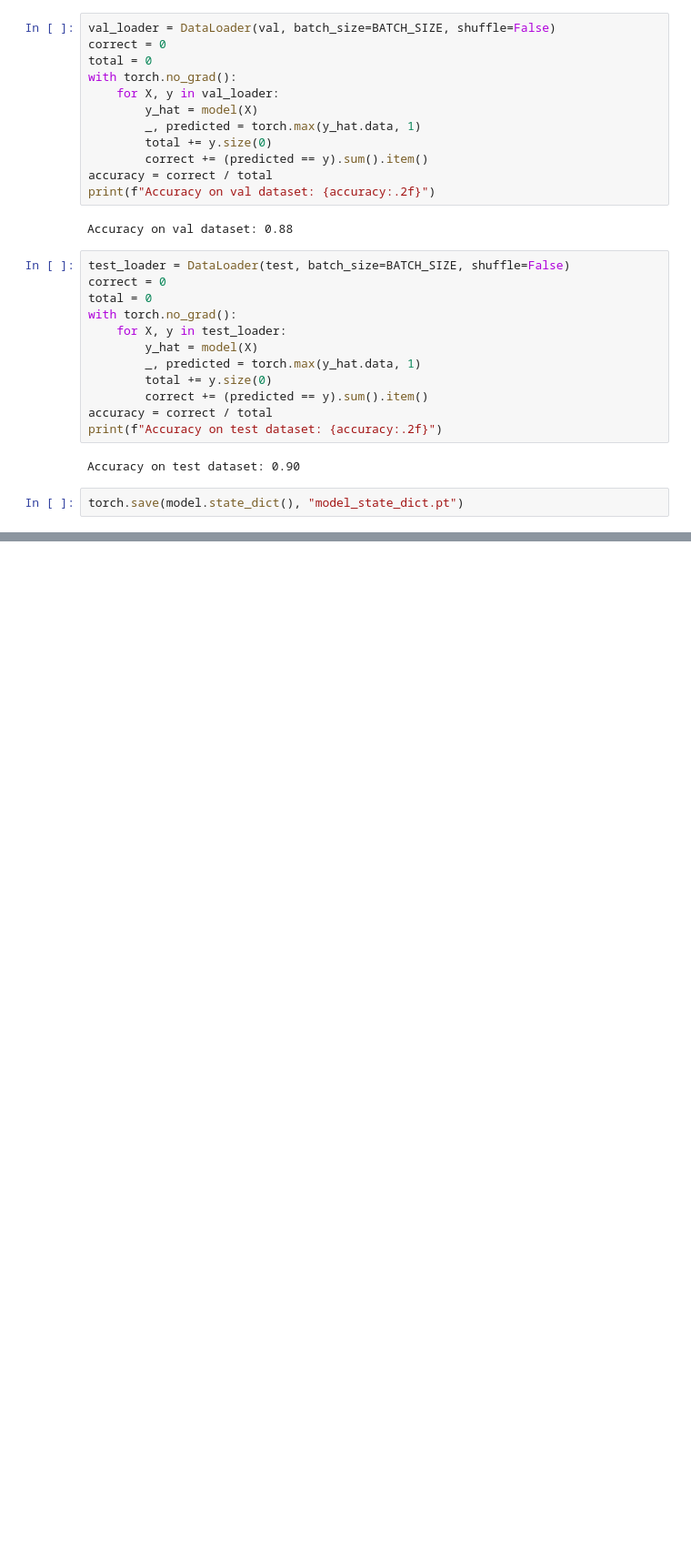
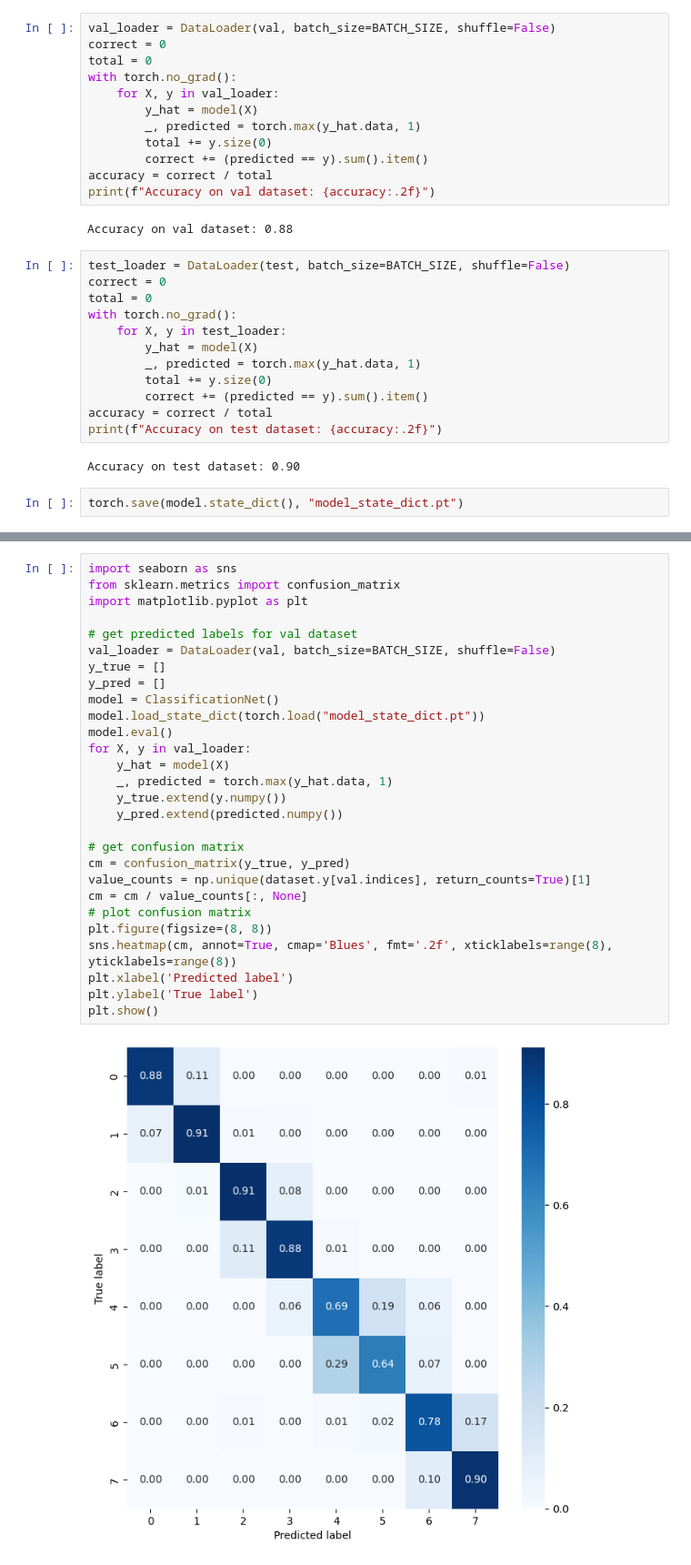
Before and after one commit to IncubyteAI/sports.ai, a Jupyter notebook: model.ipynb, the cells around one changed output, grey strips where cells are left out. Shown at 91% size. Cells and saved outputs as stored; diff of their text form; blank space fills up the shorter version.

Commit message:
add confusion matrix

```diff
--- a/model.ipynb
+++ b/model.ipynb
@@ -95,0 +111,30 @@ torch.save(model.state_dict(), "model_state_dict.pt")
+# %%
+import seaborn as sns
+from sklearn.metrics import confusion_matrix
+import matplotlib.pyplot as plt
+
+# get predicted labels for val dataset
+val_loader = DataLoader(val, batch_size=BATCH_SIZE, shuffle=False)
+y_true = []
+y_pred = []
+model = ClassificationNet()
+model.load_state_dict(torch.load("model_state_dict.pt"))
+model.eval()
+for X, y in val_loader:
+    y_hat = model(X)
+    _, predicted = torch.max(y_hat.data, 1)
+    y_true.extend(y.numpy())
+    y_pred.extend(predicted.numpy())
+
+# get confusion matrix
+cm = confusion_matrix(y_true, y_pred)
+value_counts = np.unique(dataset.y[val.indices], return_counts=True)[1]
+cm = cm / value_counts[:, None]
+# plot confusion matrix
+plt.figure(figsize=(8, 8))
+sns.heatmap(cm, annot=True, cmap='Blues', fmt='.2f', xticklabels=range(8), yticklabels=range(8))
+plt.xlabel('Predicted label')
+plt.ylabel('True label')
+plt.show()
+# %% [output]
+[figure, added]
```
Also changed, not shown: parts of 3 cells of this notebook.
